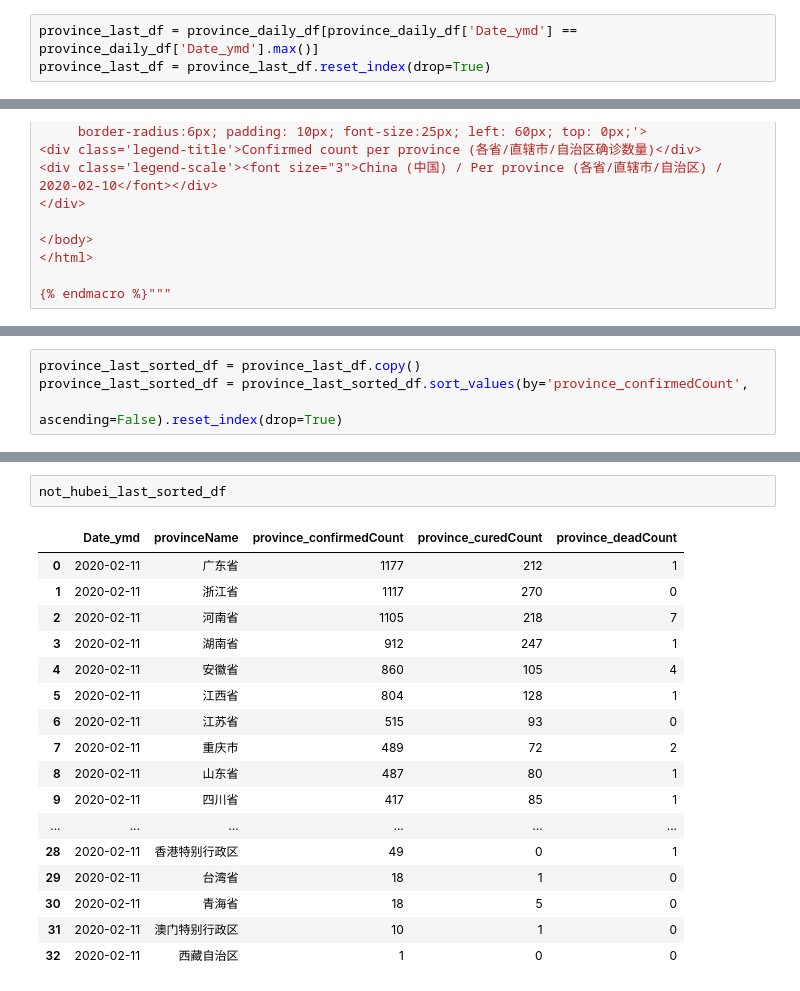
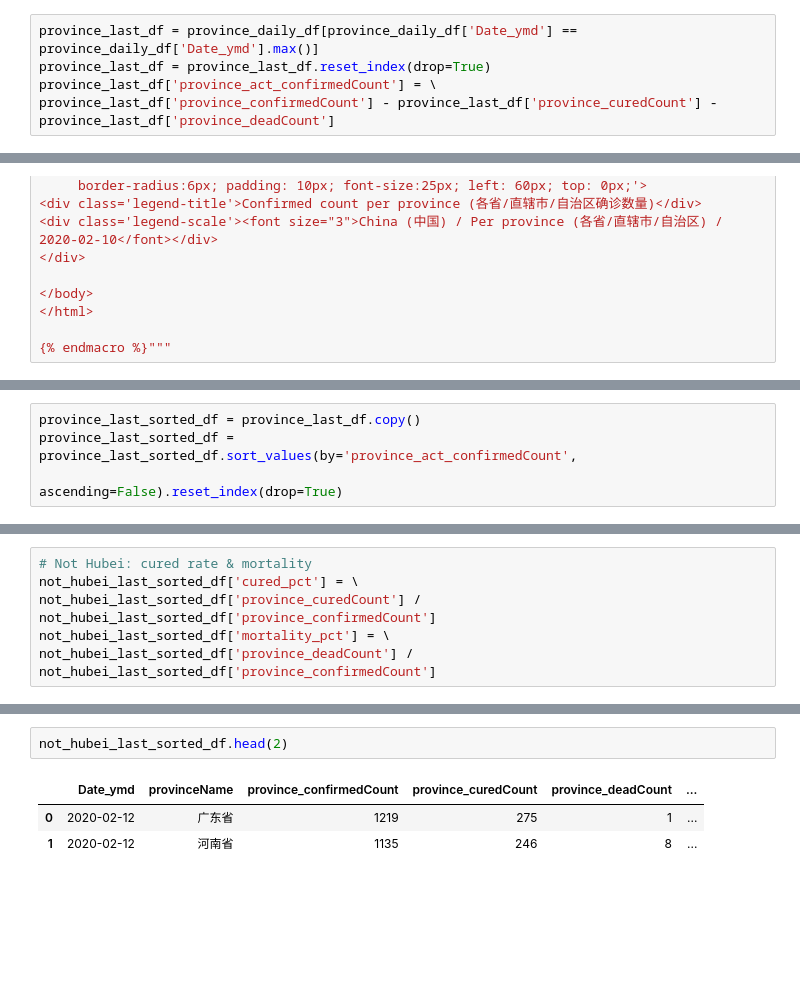
Before and after one commit to jingwen-z/python-playground, a Jupyter notebook: analysis/2019_nCoV/2019_nCoV.ipynb, the cells around one changed output, grey strips where cells are left out. Drawn from its saved outputs; the diff is of its cells as text; blank space fills up the shorter version.

```diff
--- a/analysis/2019_nCoV/2019_nCoV.ipynb
+++ b/analysis/2019_nCoV/2019_nCoV.ipynb
@@ -489,6 +506,8 @@ plt.show()
 # %%
 province_last_df = province_daily_df[province_daily_df['Date_ymd'] == province_daily_df['Date_ymd'].max()]
 province_last_df = province_last_df.reset_index(drop=True)
+province_last_df['province_act_confirmedCount'] = \
+province_last_df['province_confirmedCount'] - province_last_df['province_curedCount'] - province_last_df['province_deadCount']
 # %%
 province_last_geo = pd.merge(province_last_df,
                              province_gdf[['name', 'geometry']],
@@ -643,7 +675,7 @@ province_map.get_root().add_child(macro2)
 <branca.element.Figure at 0x...>
 # %%
 province_last_sorted_df = province_last_df.copy()
-province_last_sorted_df = province_last_sorted_df.sort_values(by='province_confirmedCount',
+province_last_sorted_df = province_last_sorted_df.sort_values(by='province_act_confirmedCount',
                                                               ascending=False).reset_index(drop=True)
 # %%
 hubei_last_sorted_df = province_last_sorted_df[
@@ -660,3 +711,9 @@ hubei_vs_others_last_df = pd.concat([hubei_last_sorted_df, not_hubei_last_tot])
+# %%
+# Not Hubei: cured rate & mortality
+not_hubei_last_sorted_df['cured_pct'] = \
+not_hubei_last_sorted_df['province_curedCount'] / not_hubei_last_sorted_df['province_confirmedCount']
+not_hubei_last_sorted_df['mortality_pct'] = \
+not_hubei_last_sorted_df['province_deadCount'] / not_hubei_last_sorted_df['province_confirmedCount']
 # %%
 fig, ax = plt.subplots(nrows=2, ncols=1, figsize=(15, 16))
 
@@ -736,20 +787,6 @@ hubei_vs_others_last_df
 # %%
-not_hubei_last_sorted_df
+not_hubei_last_sorted_df.head(2)
 # %% [output]
-|  | Date_ymd | provinceName | province_confirmedCount | province_curedCount | province_deadCount |
-| 0 | 2020-02-11 | 广东省 | 1177 | 212 | 1 |
-| 1 | 2020-02-11 | 浙江省 | 1117 | 270 | 0 |
-| 2 | 2020-02-11 | 河南省 | 1105 | 218 | 7 |
-| 3 | 2020-02-11 | 湖南省 | 912 | 247 | 1 |
-| 4 | 2020-02-11 | 安徽省 | 860 | 105 | 4 |
-| 5 | 2020-02-11 | 江西省 | 804 | 128 | 1 |
-| 6 | 2020-02-11 | 江苏省 | 515 | 93 | 0 |
-| 7 | 2020-02-11 | 重庆市 | 489 | 72 | 2 |
-| 8 | 2020-02-11 | 山东省 | 487 | 80 | 1 |
-| 9 | 2020-02-11 | 四川省 | 417 | 85 | 1 |
-| ... | ... | ... | ... | ... | ... |
-| 28 | 2020-02-11 | 香港特别行政区 | 49 | 0 | 1 |
-| 29 | 2020-02-11 | 台湾省 | 18 | 1 | 0 |
-| 30 | 2020-02-11 | 青海省 | 18 | 5 | 0 |
-| 31 | 2020-02-11 | 澳门特别行政区 | 10 | 1 | 0 |
-| 32 | 2020-02-11 | 西藏自治区 | 1 | 0 | 0 |
+|  | Date_ymd | provinceName | province_confirmedCount | province_curedCount | province_deadCount | ... |
+| 0 | 2020-02-12 | 广东省 | 1219 | 275 | 1 | ... |
+| 1 | 2020-02-12 | 河南省 | 1135 | 246 | 8 | ... |
```
Also changed, not shown: parts of 13 cells of this notebook.
